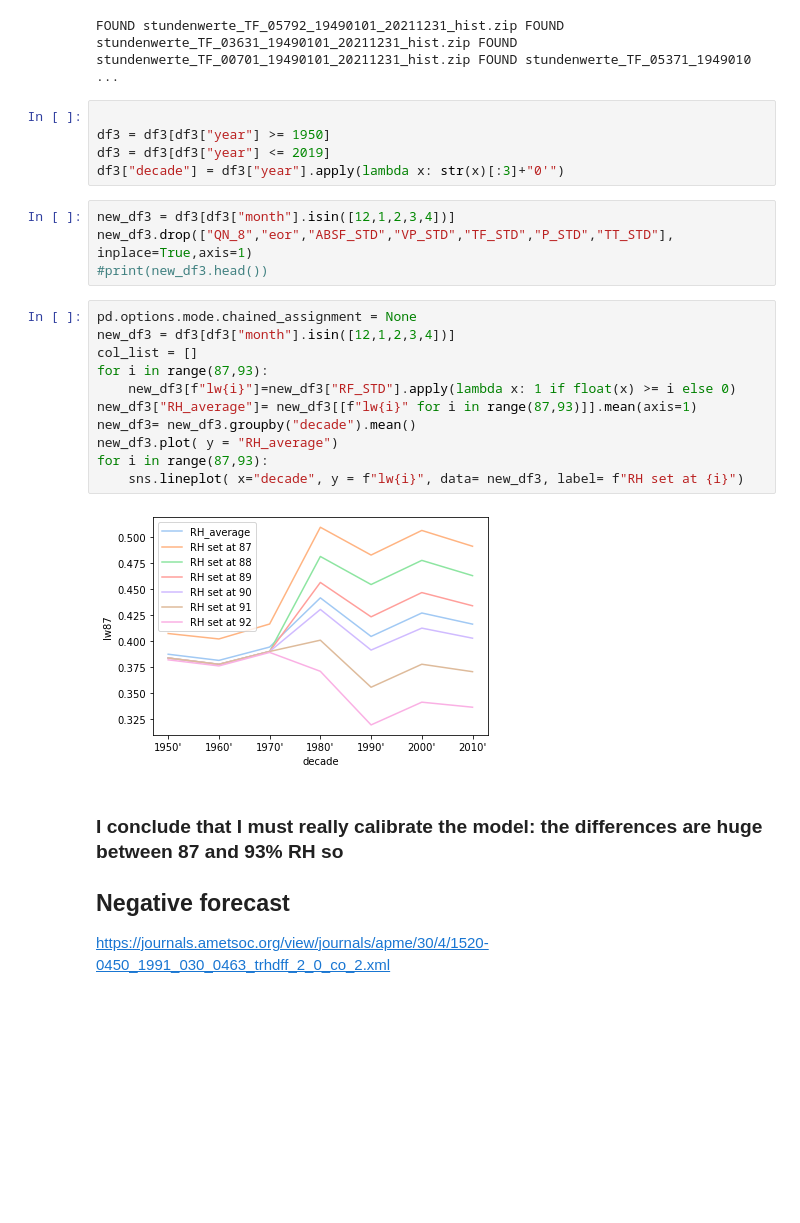
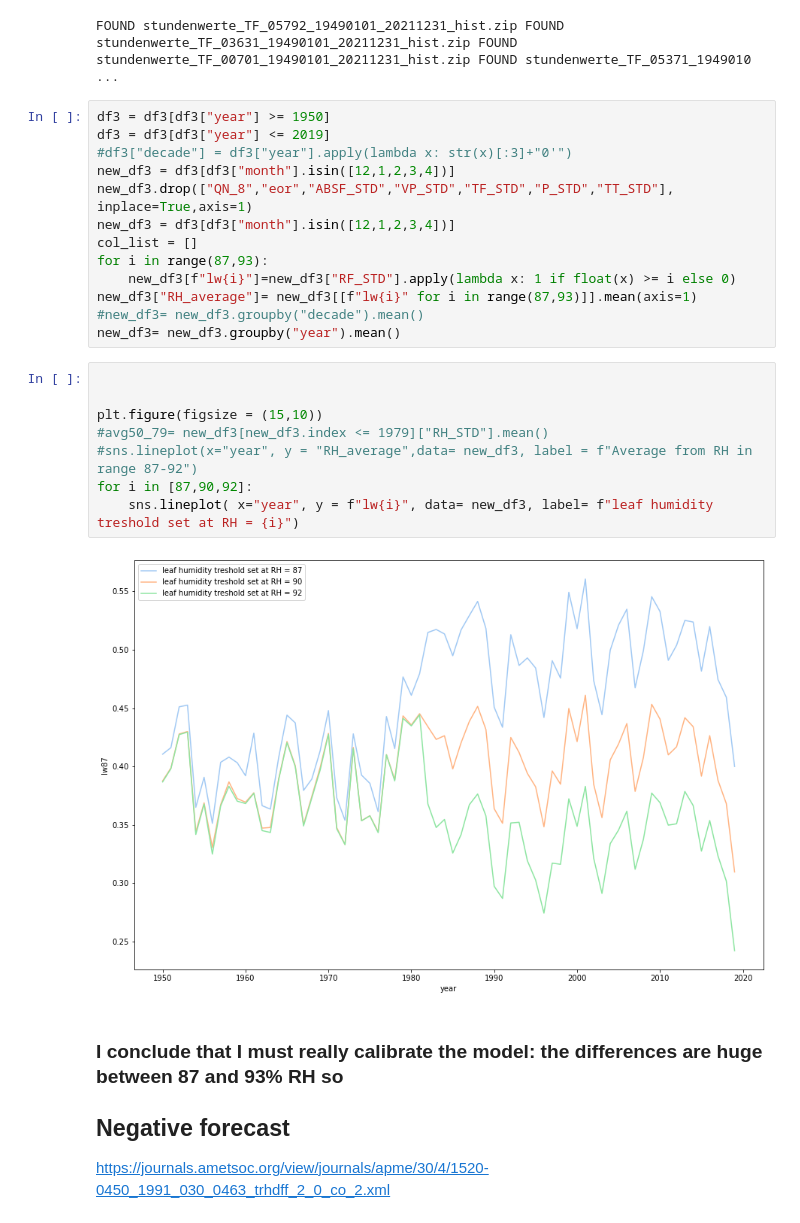
Before and after one commit to serbanradulescu/master_thesis, a Jupyter notebook: project.ipynb, the cells around one changed output. Drawn from its saved outputs; the diff is of its cells as text; blank space fills up the shorter version.

```diff
--- a/project.ipynb
+++ b/project.ipynb
@@ -154,28 +158,29 @@ print(ax.get_xticklabels())
 df3= create_df("moisture","hourly",1950,2020,ids = common_ids, is_test=False)
 # %% [output]
 FOUND stundenwerte_TF_05792_19490101_20211231_hist.zip FOUND stundenwerte_TF_03631_19490101_20211231_hist.zip FOUND stundenwerte_TF_00701_19490101_20211231_hist.zip FOUND stundenwerte_TF_05371_1949010 ...
-# %%
-
-df3 = df3[df3["year"] >= 1950]
-df3 = df3[df3["year"] <= 2019]
-df3["decade"] = df3["year"].apply(lambda x: str(x)[:3]+"0'")
-# %%
-new_df3 = df3[df3["month"].isin([12,1,2,3,4])]
-new_df3.drop(["QN_8","eor","ABSF_STD","VP_STD","TF_STD","P_STD","TT_STD"], inplace=True,axis=1)
-#print(new_df3.head())
 # %%
-pd.options.mode.chained_assignment = None
+df3 = df3[df3["year"] >= 1950]
+df3 = df3[df3["year"] <= 2019]
+#df3["decade"] = df3["year"].apply(lambda x: str(x)[:3]+"0'")
+new_df3 = df3[df3["month"].isin([12,1,2,3,4])]
+new_df3.drop(["QN_8","eor","ABSF_STD","VP_STD","TF_STD","P_STD","TT_STD"], inplace=True,axis=1)
 new_df3 = df3[df3["month"].isin([12,1,2,3,4])]
 col_list = []
 for i in range(87,93):
     new_df3[f"lw{i}"]=new_df3["RF_STD"].apply(lambda x: 1 if float(x) >= i else 0)
 new_df3["RH_average"]= new_df3[[f"lw{i}" for i in range(87,93)]].mean(axis=1)
-new_df3= new_df3.groupby("decade").mean()
-new_df3.plot( y = "RH_average")
-for i in range(87,93):
-    sns.lineplot( x="decade", y = f"lw{i}", data= new_df3, label= f"RH set at {i}")
+#new_df3= new_df3.groupby("decade").mean()
+new_df3= new_df3.groupby("year").mean()
-# %% [output]
-[figure, removed]
+# %%
+
+
+plt.figure(figsize = (15,10))
+#avg50_79= new_df3[new_df3.index <= 1979]["RH_STD"].mean()
+#sns.lineplot(x="year", y = "RH_average",data= new_df3, label = f"Average from RH in range 87-92")
+for i in [87,90,92]:
+    sns.lineplot( x="year", y = f"lw{i}", data= new_df3, label= f"leaf humidity treshold set at RH = {i}")
+# %% [output]
+[figure, added]
 # %% [markdown]
 ### I conclude that I must really calibrate the model: the differences are huge between 87 and 93% RH so
 
```
Also changed, not shown: parts of 8 cells of this notebook.
